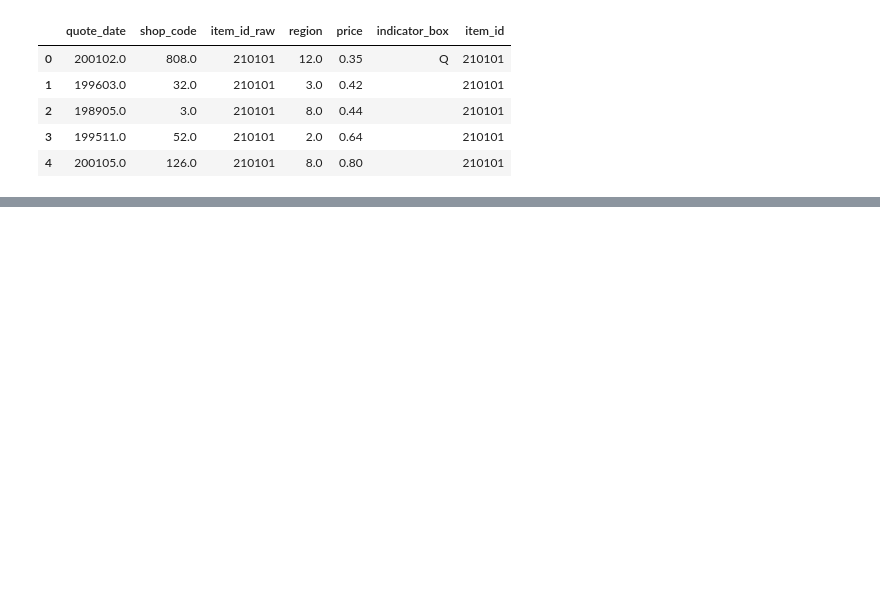
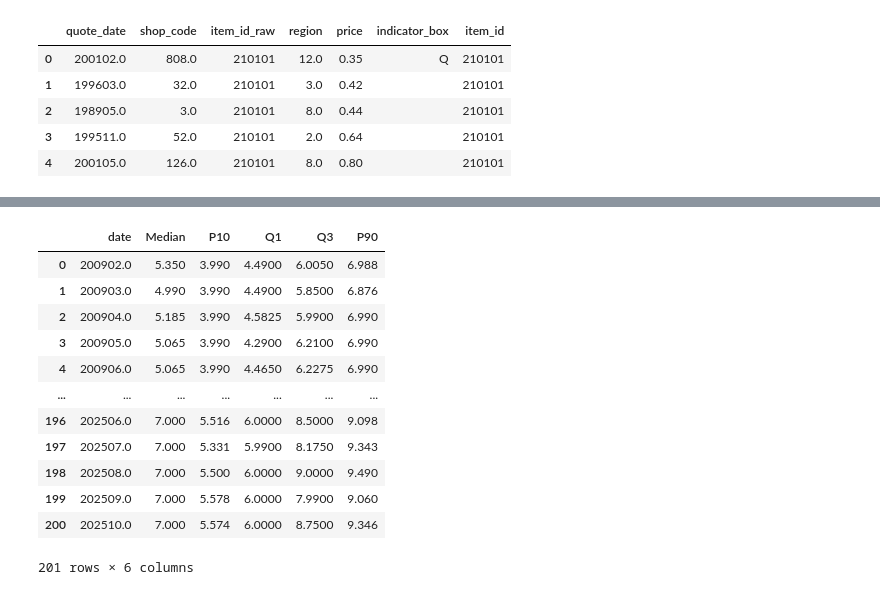
Before and after one commit to juanxgi83/juanxgi83.github.io, a Jupyter notebook: jupyter_notebooks/lrpd_price_analysis.ipynb, the cells around one changed output, grey strips where cells are left out. Drawn from its saved outputs; the diff is of its cells as text; code cells hidden in the pictures; blank space fills up the shorter version.

```diff
--- a/jupyter_notebooks/lrpd_price_analysis.ipynb
+++ b/jupyter_notebooks/lrpd_price_analysis.ipynb
@@ -16,0 +124,29 @@ prices.head()
+# %%
+# Get rose wine item_ids from wine_mapping
+rose_wine_ids = wine_mapping[wine_mapping['wine_category'] == 'ROSE WINE 70-75 CL']['item_id'].tolist()
+
+# Filter prices for rose wine items
+rose_wine_prices = prices[prices['item_id'].isin(rose_wine_ids)]
+
+# Calculate statistics grouped by date
+rose_wine_stats = rose_wine_prices.groupby('quote_date').agg({
+    'price': ['median', lambda x: x.quantile(0.10), lambda x: x.quantile(0.25), lambda x: x.quantile(0.75), lambda x: x.quantile(0.90)]
+}).reset_index()
+
+# Flatten column names
+rose_wine_stats.columns = ['date', 'Median', 'P10', 'Q1', 'Q3', 'P90']
+rose_wine_stats
+# %% [output]
+|  | date | Median | P10 | Q1 | Q3 | P90 |
+| 0 | 200902.0 | 5.350 | 3.990 | 4.4900 | 6.0050 | 6.988 |
+| 1 | 200903.0 | 4.990 | 3.990 | 4.4900 | 5.8500 | 6.876 |
+| 2 | 200904.0 | 5.185 | 3.990 | 4.5825 | 5.9900 | 6.990 |
+| 3 | 200905.0 | 5.065 | 3.990 | 4.2900 | 6.2100 | 6.990 |
+| 4 | 200906.0 | 5.065 | 3.990 | 4.4650 | 6.2275 | 6.990 |
+| ... | ... | ... | ... | ... | ... | ... |
+| 196 | 202506.0 | 7.000 | 5.516 | 6.0000 | 8.5000 | 9.098 |
+| 197 | 202507.0 | 7.000 | 5.331 | 5.9900 | 8.1750 | 9.343 |
+| 198 | 202508.0 | 7.000 | 5.500 | 6.0000 | 9.0000 | 9.490 |
+| 199 | 202509.0 | 7.000 | 5.578 | 6.0000 | 7.9900 | 9.060 |
+| 200 | 202510.0 | 7.000 | 5.574 | 6.0000 | 8.7500 | 9.346 |
+201 rows × 6 columns
```
Also changed, not shown: parts of 12 cells of this notebook, 2 other files.
